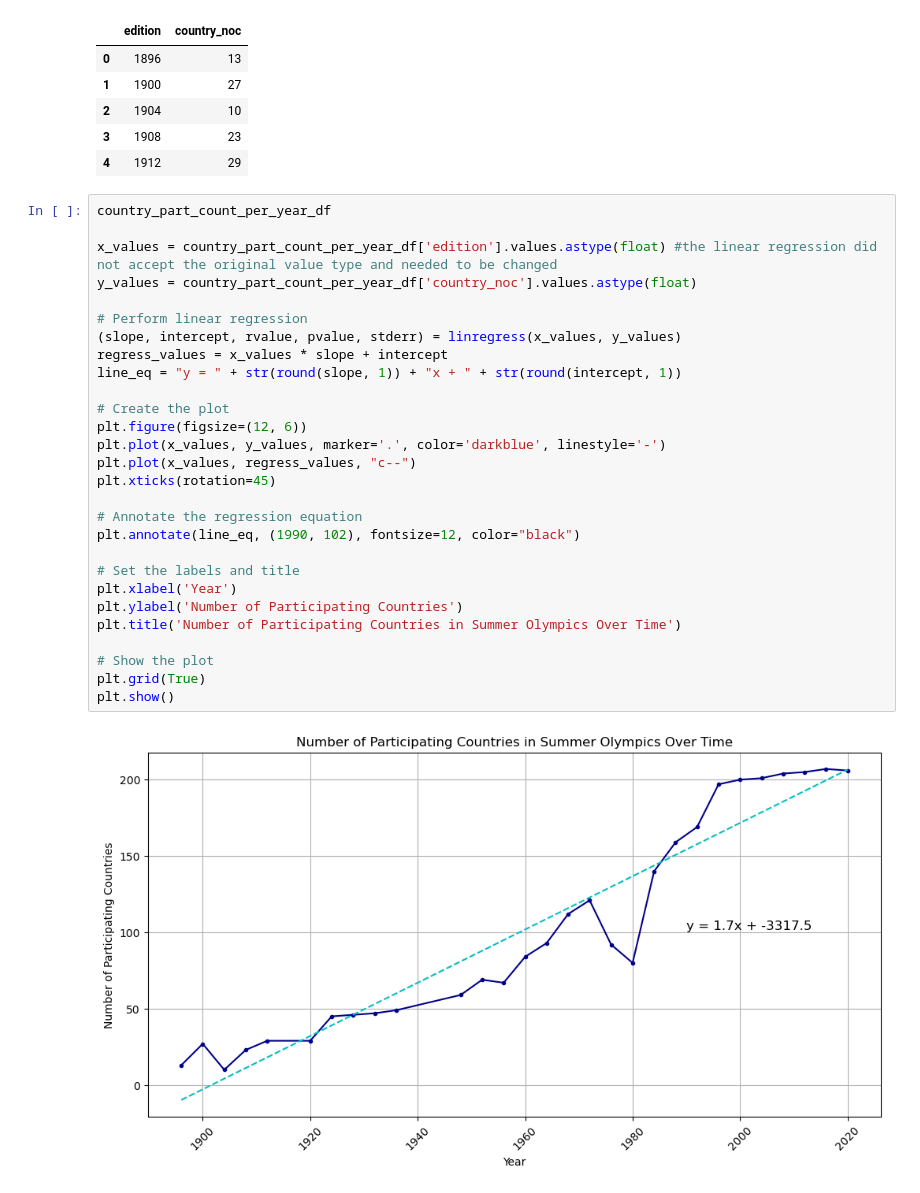
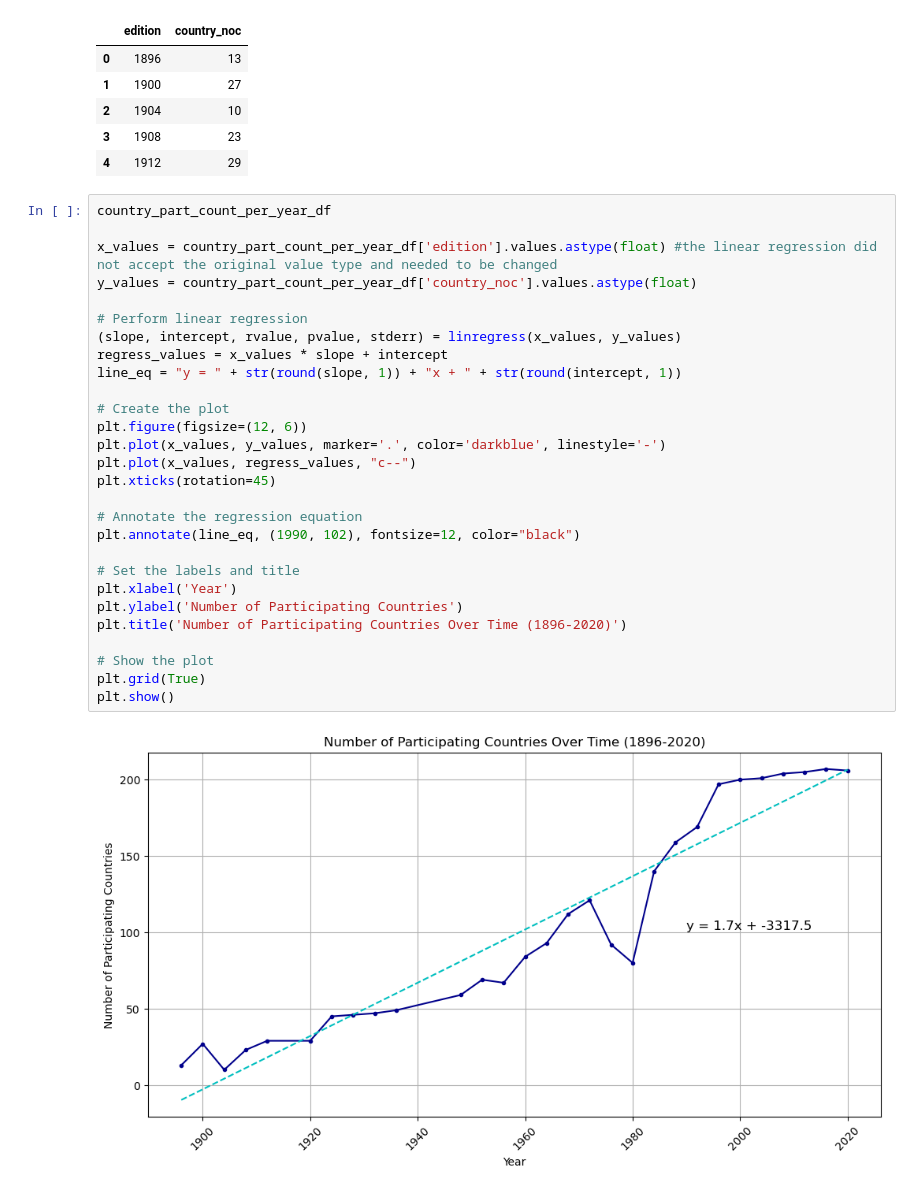
Before and after one commit to brandonhayes13/olympic_project, a Jupyter notebook: Country_Code.ipynb, the cells around one changed output. Drawn from its saved outputs; the diff is of its cells as text.

```diff
--- a/Country_Code.ipynb
+++ b/Country_Code.ipynb
@@ -127,31 +127,31 @@ country_part_count_per_year_df.head()
 # %%
 country_part_count_per_year_df
 
 x_values = country_part_count_per_year_df['edition'].values.astype(float) #the linear regression did not accept the original value type and needed to be changed
 y_values = country_part_count_per_year_df['country_noc'].values.astype(float)
 
 # Perform linear regression
 (slope, intercept, rvalue, pvalue, stderr) = linregress(x_values, y_values)
 regress_values = x_values * slope + intercept
 line_eq = "y = " + str(round(slope, 1)) + "x + " + str(round(intercept, 1))
 
 # Create the plot
 plt.figure(figsize=(12, 6))
 plt.plot(x_values, y_values, marker='.', color='darkblue', linestyle='-')
 plt.plot(x_values, regress_values, "c--")
 plt.xticks(rotation=45)
 
 # Annotate the regression equation
 plt.annotate(line_eq, (1990, 102), fontsize=12, color="black")
 
 # Set the labels and title
 plt.xlabel('Year')
 plt.ylabel('Number of Participating Countries')
-plt.title('Number of Participating Countries in Summer Olympics Over Time')
+plt.title('Number of Participating Countries Over Time (1896-2020)')
 
 # Show the plot
 plt.grid(True)
 plt.show()
 # %% [output]
-[figure, old version]
+[figure, new version]
 # %%
```
Also changed, not shown: parts of 7 cells of this notebook.
